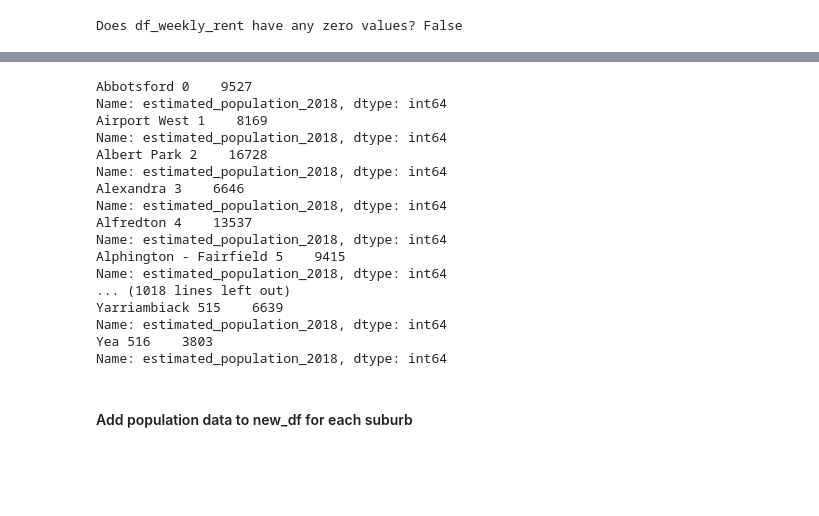
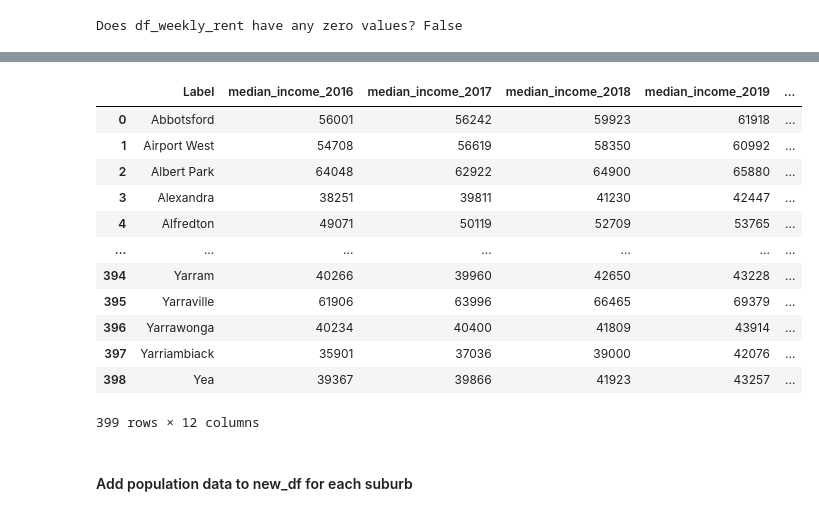
Before and after one commit to MAST30034-AppliedDataScience/project-2-group-real-estate-hexosergeantchelelebratebonitz, a Jupyter notebook: notebooks/Julian/rent_forecasting.ipynb, the cells around one changed output, grey strips where cells are left out. Cells and saved outputs as stored; diff of their text form; code cells hidden in the pictures; blank space fills up the shorter version.

```diff
--- a/notebooks/Julian/rent_forecasting.ipynb
+++ b/notebooks/Julian/rent_forecasting.ipynb
@@ -71,0 +93,16 @@ df_income = pd.read_csv('../../data/curated/income_by_sa2.csv')
+# %%
+df_income
+# %% [output]
+|  | Label | median_income_2016 | median_income_2017 | median_income_2018 | median_income_2019 | ... |
+| 0 | Abbotsford | 56001 | 56242 | 59923 | 61918 | ... |
+| 1 | Airport West | 54708 | 56619 | 58350 | 60992 | ... |
+| 2 | Albert Park | 64048 | 62922 | 64900 | 65880 | ... |
+| 3 | Alexandra | 38251 | 39811 | 41230 | 42447 | ... |
+| 4 | Alfredton | 49071 | 50119 | 52709 | 53765 | ... |
+| ... | ... | ... | ... | ... | ... | ... |
+| 394 | Yarram | 40266 | 39960 | 42650 | 43228 | ... |
+| 395 | Yarraville | 61906 | 63996 | 66465 | 69379 | ... |
+| 396 | Yarrawonga | 40234 | 40400 | 41809 | 43914 | ... |
+| 397 | Yarriambiack | 35901 | 37036 | 39000 | 42076 | ... |
+| 398 | Yea | 39367 | 39866 | 41923 | 43257 | ... |
+399 rows × 12 columns
@@ -72,24 +113,6 @@ df_income = pd.read_csv('../../data/curated/income_by_sa2.csv')
 # %%
-for i in df_population.Label:
-    print(i, df_population[df_population.Label == i].estimated_population_2018)
+# for i in df_population.Label:
+#     print(i, df_population[df_population.Label == i].estimated_population_2018)
-# %% [output]
-Abbotsford 0    9527
-Name: estimated_population_2018, dtype: int64
-Airport West 1    8169
-Name: estimated_population_2018, dtype: int64
-Albert Park 2    16728
-Name: estimated_population_2018, dtype: int64
-Alexandra 3    6646
-Name: estimated_population_2018, dtype: int64
-Alfredton 4    13537
-Name: estimated_population_2018, dtype: int64
-Alphington - Fairfield 5    9415
-Name: estimated_population_2018, dtype: int64
-... (1018 lines left out)
-Yarriambiack 515    6639
-Name: estimated_population_2018, dtype: int64
-Yea 516    3803
-Name: estimated_population_2018, dtype: int64
 # %%
 with open('missing_suburbs.txt') as f:
     missing_suburbs = f.read().splitlines()
```
Also changed, not shown: parts of 9 cells of this notebook.
